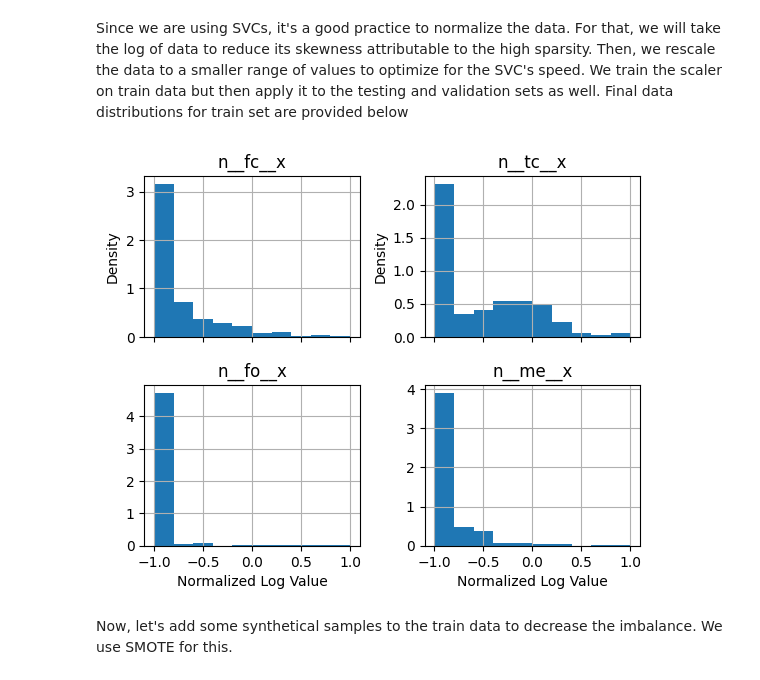
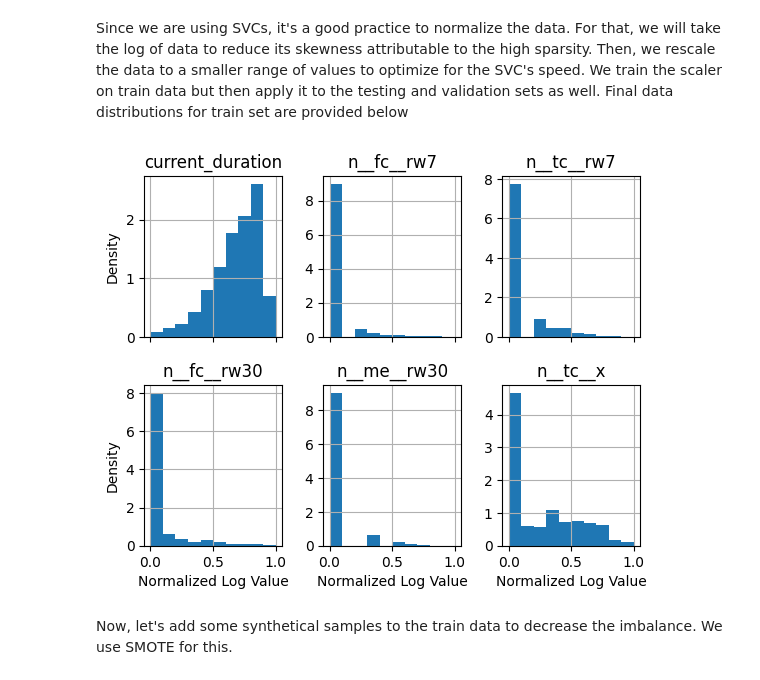
Before and after one commit to viktortsvil/capstone-rg, a Jupyter notebook: Model Training.ipynb, the cells around one changed output. Saved outputs shown, nothing was run; the diff lists cells and outputs as text; code cells hidden in the pictures.

```diff
--- a/Model Training.ipynb
+++ b/Model Training.ipynb
@@ -32,3 +37,13 @@ df.head()
 | 3 | 3 | 0061300001IbZXCAA3 | 2023-02-28 | False | 2021-10-12 | 0.0 | 0.0 | ... |
 | 4 | 4 | 0061300001KvHGxAAN | 2022-11-08 | False | 2021-10-12 | 0.0 | 0.0 | ... |
 5 rows × 137 columns
+# %%
+df = df.sort_values('CreatedDate', ascending=True)
+
+for won in [True, False]:
+    df_won = df[df.IsWon == won].copy()
+    df_won_unique = df_won.drop_duplicates('OpportunityId').copy() # keep first mention of the opportunity in the dataset
+    df_won_unique.loc[:, 'duration'] = (df_won_unique['opp_estimated_close_date'] - df_won_unique['first_created_date']).dt.days
+    df_won_unique['duration'].plot.hist(bins=20, title=f'IsWon={won}')
+    plt.show()
+    print(df_won_unique['duration'].describe())
@@ -34,0 +73,3 @@ df.head()
+# %%
+df['current_duration'] = (df['CreatedDate'] - df['first_created_date']).dt.days
+df['current_duration'].plot.hist(bins=20)
@@ -35,6 +79,6 @@ df.head()
 # %% [markdown]
 Let's define some training columns for the baseline model. We will start with the expanding window features representing the number of communications for inbound, outbound, indirect emails as well as meetings.
 # %%
-train_columns = ['n__fc__x', 'n__tc__x', 'n__fo__x', 'n__me__x']
+train_columns = ['current_duration', 'n__fc__rw7', 'n__tc__rw7', 'n__fc__rw30', 'n__me__rw30', 'n__tc__x']
 train_columns
 # %% [output]
@@ -120,2 +169,11 @@ Opportunity-days won in test: 0.0538
 # %% [markdown]
 From the output above, we can see that the number ratio of "won" rows is the relatively similar between train, test, and the whole dataset. Before using stratified sampling, it used to be 0.038 for train (10 times smaller than the "true" value!)
+# %%
+fig, ax = plt.subplots(2, 3)
+train[train_columns].hist(density=True, ax=ax.flatten())
+ax[1][0].set_xlabel('Value')
+ax[1][1].set_xlabel('Value')
+ax[1][2].set_xlabel('Value')
+ax[0][0].set_ylabel('Density')
+ax[1][0].set_ylabel('Density')
+plt.show()
@@ -122,30 +182,29 @@ From the output above, we can see that the number ratio of "won" rows is the rel
 # %% [markdown]
 Since we are using SVCs, it's a good practice to normalize the data. For that, we will take the log of data to reduce its skewness attributable to the high sparsity. Then, we rescale the data to a smaller range of values to optimize for the SVC's speed. We train the scaler on train data but then apply it to the testing and validation sets as well. Final data distributions for train set are provided below
 # %%
-# df2 will contain log of the feature because the distributions are very skewed
-
 scaler = None
 for dataset in [train, test, val]:
     for feature in train_columns:
         dataset[feature] = np.log1p(dataset[feature])
 
     # this condition will be entered only for the train set
     if not scaler:
-        scaler = MinMaxScaler(feature_range=(-1,1))
+        scaler = MinMaxScaler(feature_range=(0,1))
         scaler.fit(dataset[train_columns])
         dataset[train_columns] = scaler.transform(dataset[train_columns])
 
-        fig, ax = plt.subplots(2, 2, sharex=True)
-        train[train_columns].hist(density=True, ax=ax)
+        fig, ax = plt.subplots(2, 3, sharex=True)
+        train[train_columns].hist(density=True, ax=ax.flatten()[:len(train_columns)])
         ax[1][0].set_xlabel('Normalized Log Value')
         ax[1][1].set_xlabel('Normalized Log Value')
+        ax[1][2].set_xlabel('Normalized Log Value')
         ax[0][0].set_ylabel('Density')
-        ax[0][1].set_ylabel('Density')
+        ax[1][0].set_ylabel('Density')
         plt.show()
     else:
         dataset[train_columns] = scaler.transform(dataset[train_columns])
 # %% [output]
-[figure, old version]
+[figure, new version]
 # %% [markdown]
 Now, let's add some synthetical samples to the train data to decrease the imbalance. We use SMOTE for this.
 # %%
```
Also changed, not shown: parts of 32 cells of this notebook, 2 other files.
